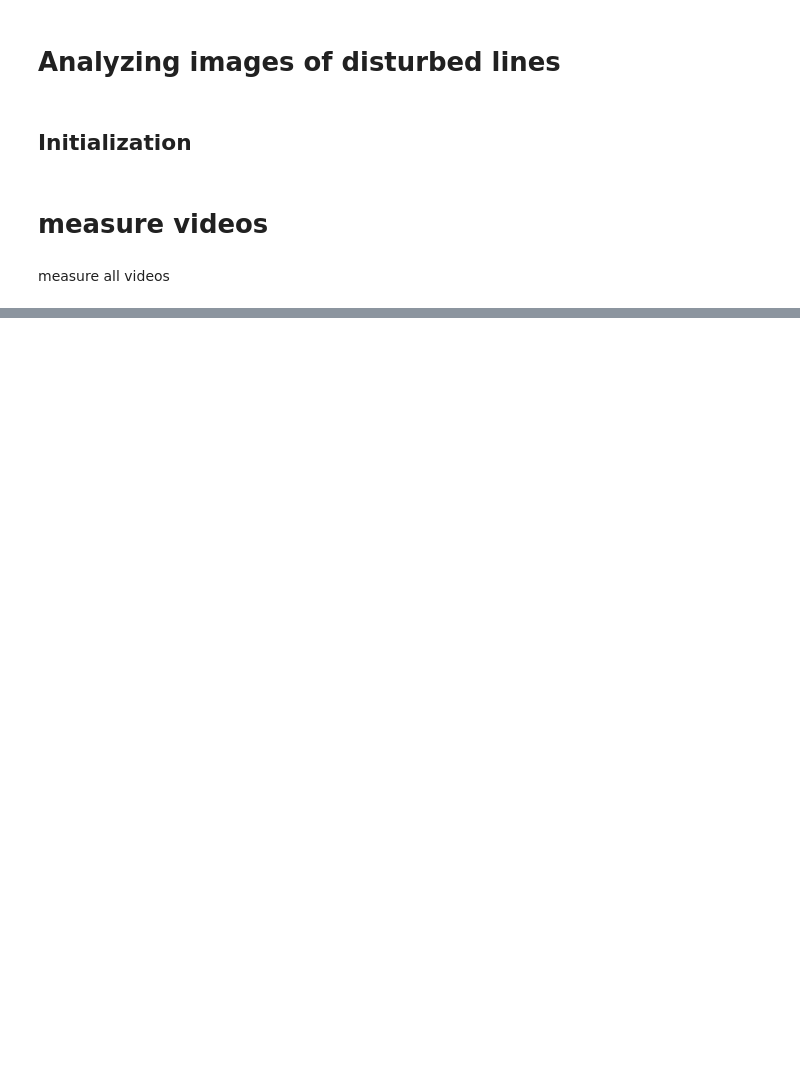
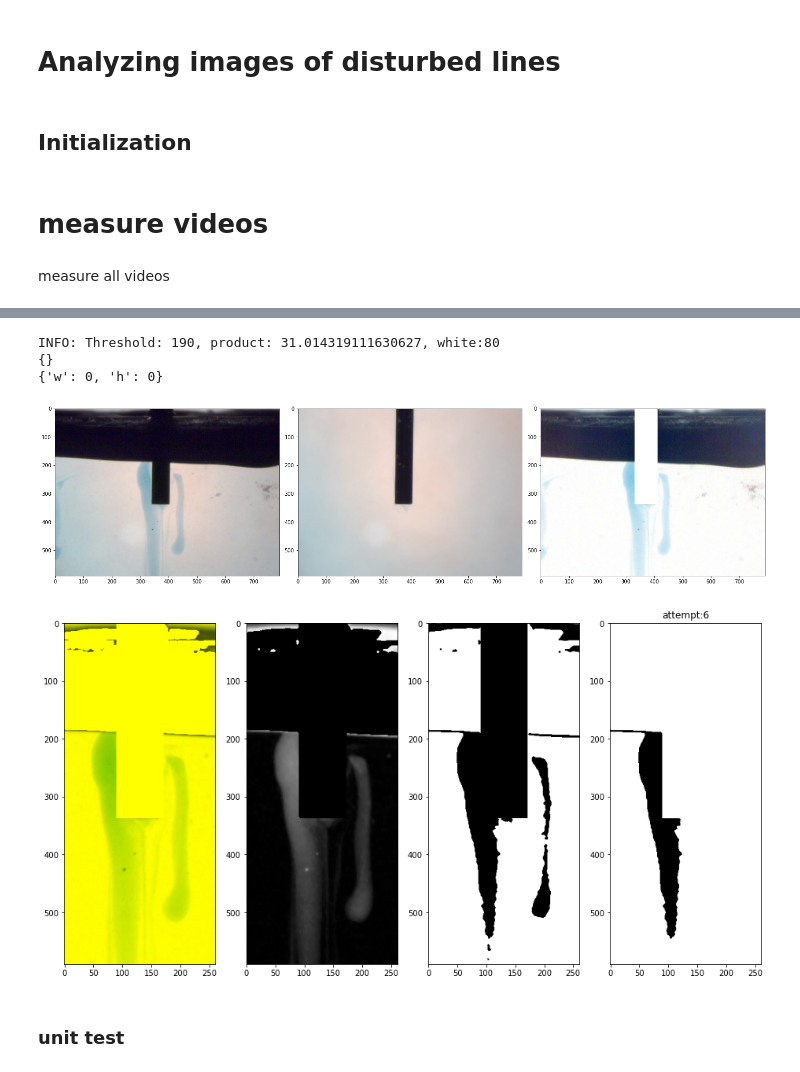
Before and after one commit to usnistgov/embedded3DPvids, a Jupyter notebook: ipynb/singleDisturb/still_measure.ipynb, the cells around one changed output, grey strips where cells are left out. Cells and saved outputs as stored; diff of their text form; code cells hidden in the pictures; blank space fills up the shorter version.

```diff
--- a/ipynb/singleDisturb/still_measure.ipynb
+++ b/ipynb/singleDisturb/still_measure.ipynb
@@ -27,3 +117,20 @@ measure all videos
+# %%
+folder = os.path.join(cfg.path.server, r'singleDisturb\LapRD_LapRD_visc\I_3.00_S_2.50\I_3.00_S_2.50_220928\disturbVert_1.250')
+file = os.path.join(folder, 'disturbVert_1.250_vstill_V_l1d_I_3.00_S_2.50_220928_162434_6.png')
+d,u = me.vertDisturbMeasure(file, diag=3)
+print(d)
+if 'w' in d:
+    print({'w':d['w'], 'h':d['h']})
+else:
+    print({ 'w':0, 'h':0})
+# %% [output]
+INFO: Threshold: 190, product: 31.014319111630627, white:80
+{}
+{'w': 0, 'h': 0}
+[figure, added]
+[figure, added]
+# %% [markdown]
+### unit test
 # %%
 run ../../tests/test_disturbVert
 # %% [output]
```
Also changed, not shown: parts of 60 cells of this notebook, 23 other files.
